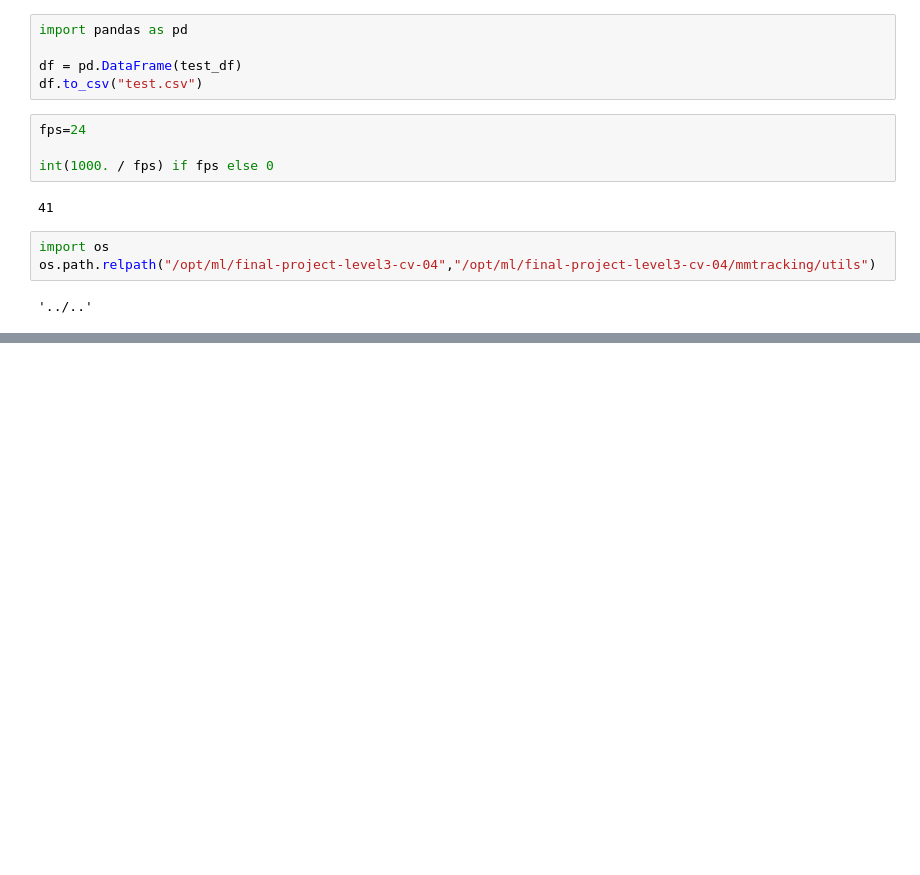
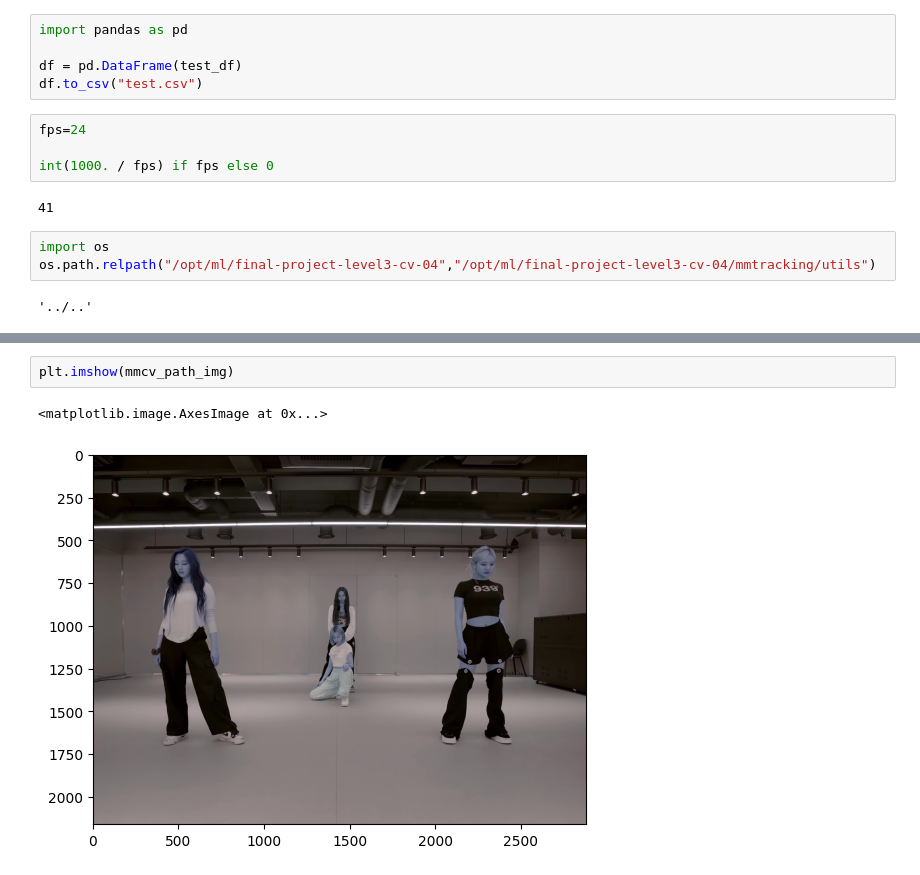
Before and after one commit to boostcampaitech4lv23cv1/final-project-level3-cv-04, a Jupyter notebook: mmtracking/utils/test_code.ipynb, the cells around one changed output, grey strips where cells are left out. Cells and saved outputs as stored; diff of their text form; blank space fills up the shorter version.

```diff
--- a/mmtracking/utils/test_code.ipynb
+++ b/mmtracking/utils/test_code.ipynb
@@ -33,0 +68,5 @@ os.path.relpath("/opt/ml/final-project-level3-cv-04","/opt/ml/final-project-leve
+# %%
+plt.imshow(mmcv_path_img)
+# %% [output]
+<matplotlib.image.AxesImage at 0x...>
+[figure, added]
```
Also changed, not shown: parts of 3 cells of this notebook, 4 other files.
